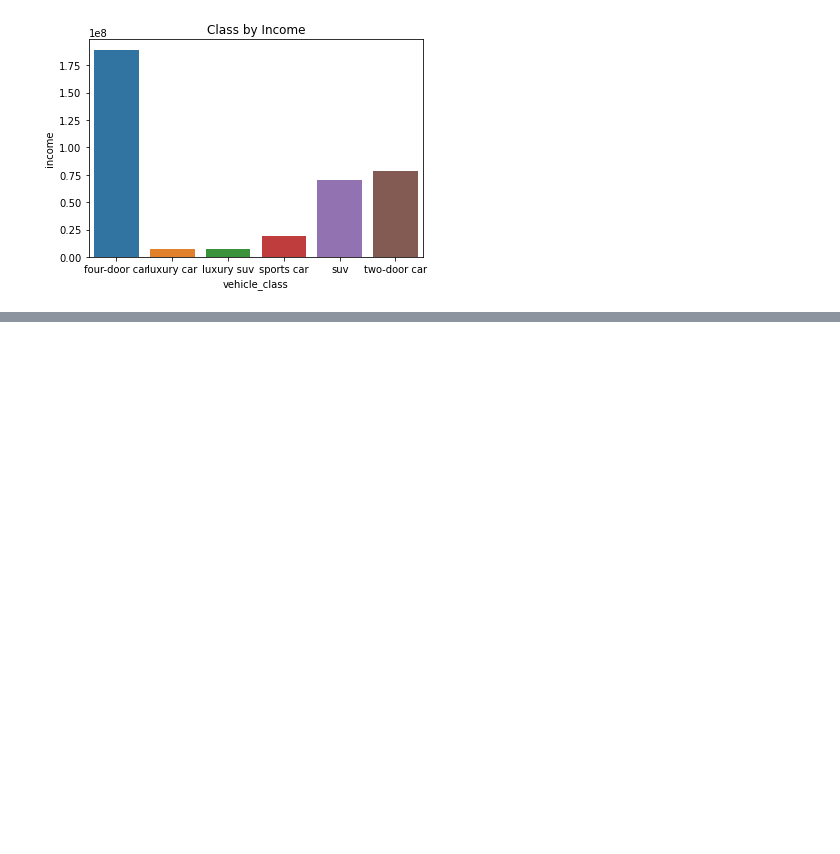
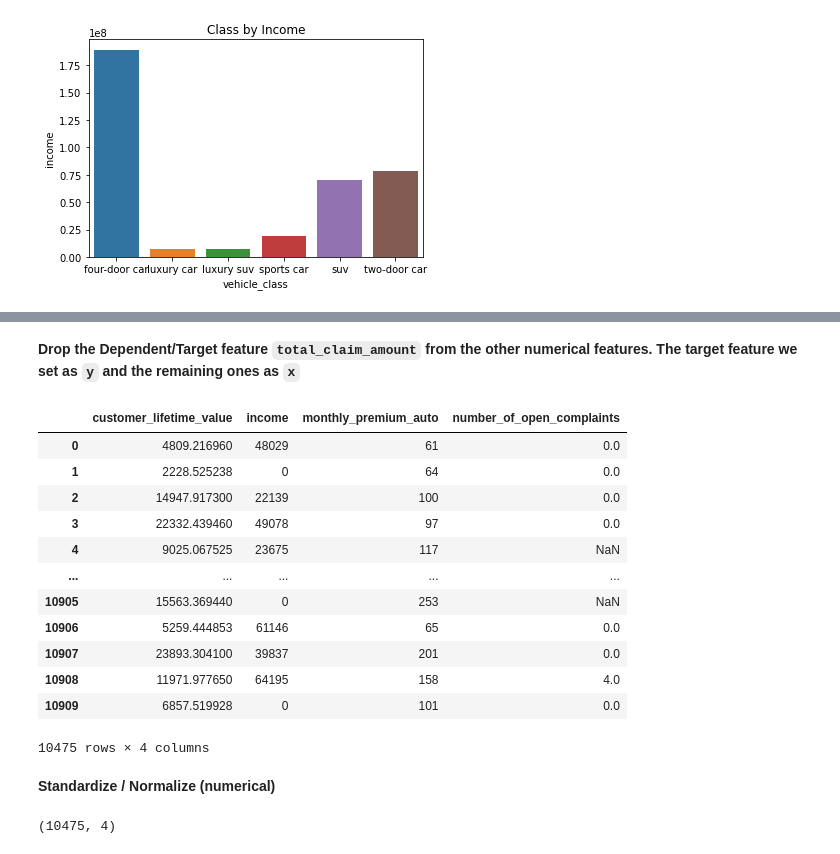
Before and after one commit to Rene-Stuedemann/IronRene, a Jupyter notebook: Ironhack Labs/Customer_Analysis_Case_Study/Notebook_Customer_Analysis_Case_Study_Rene.ipynb, the cells around one changed output, grey strips where cells are left out. Cells and saved outputs as stored; diff of their text form; code cells hidden in the pictures; blank space fills up the shorter version.

Commit message:
adding data transforming lab

```diff
--- a/Ironhack Labs/Customer_Analysis_Case_Study/Notebook_Customer_Analysis_Case_Study_Rene.ipynb
+++ b/Ironhack Labs/Customer_Analysis_Case_Study/Notebook_Customer_Analysis_Case_Study_Rene.ipynb
@@ -21,3 +15,16 @@ import seaborn as sns
+# %%
+import numpy as np
+import pandas as pd
+import matplotlib.pyplot as plt
+%matplotlib inline
+import seaborn as sns
+from sklearn.preprocessing import StandardScaler
+from sklearn.linear_model import LinearRegression
+from sklearn.model_selection import train_test_split
+from sklearn.metrics import r2_score
+from sklearn.metrics import mean_squared_error as mse
+from sklearn.metrics import mean_absolute_error as mae
+pd.options.display.max_rows = 50
 # %% [markdown]
 # Activity 1
 # %% [markdown]
@@ -1166,0 +1194,29 @@ sns.barplot(y=vclass_income['income'], x=vclass_income['vehicle_class'])
+# %% [markdown]
+<b>Drop the Dependent/Target feature <code>total_claim_amount</code> from the other numerical features. The target feature we set as <code>y</code> and the remaining ones as <code>x</code>
+# %%
+x=file4.drop('total_claim_amount', axis=1)
+y=file4.total_claim_amount
+# %%
+x=x._get_numeric_data()
+x
+# %% [output]
+|  | customer_lifetime_value | income | monthly_premium_auto | number_of_open_complaints |
+| 0 | 4809.216960 | 48029 | 61 | 0.0 |
+| 1 | 2228.525238 | 0 | 64 | 0.0 |
+| 2 | 14947.917300 | 22139 | 100 | 0.0 |
+| 3 | 22332.439460 | 49078 | 97 | 0.0 |
+| 4 | 9025.067525 | 23675 | 117 | NaN |
+| ... | ... | ... | ... | ... |
+| 10905 | 15563.369440 | 0 | 253 | NaN |
+| 10906 | 5259.444853 | 61146 | 65 | 0.0 |
+| 10907 | 23893.304100 | 39837 | 201 | 0.0 |
+| 10908 | 11971.977650 | 64195 | 158 | 4.0 |
+| 10909 | 6857.519928 | 0 | 101 | 0.0 |
+10475 rows × 4 columns
+# %% [markdown]
+<b>Standardize / Normalize (numerical)
+# %%
+x_scaled=StandardScaler().fit_transform(x)
+x_scaled.shape
+# %% [output]
+(10475, 4)
```
Also changed, not shown: parts of 11 cells of this notebook.
